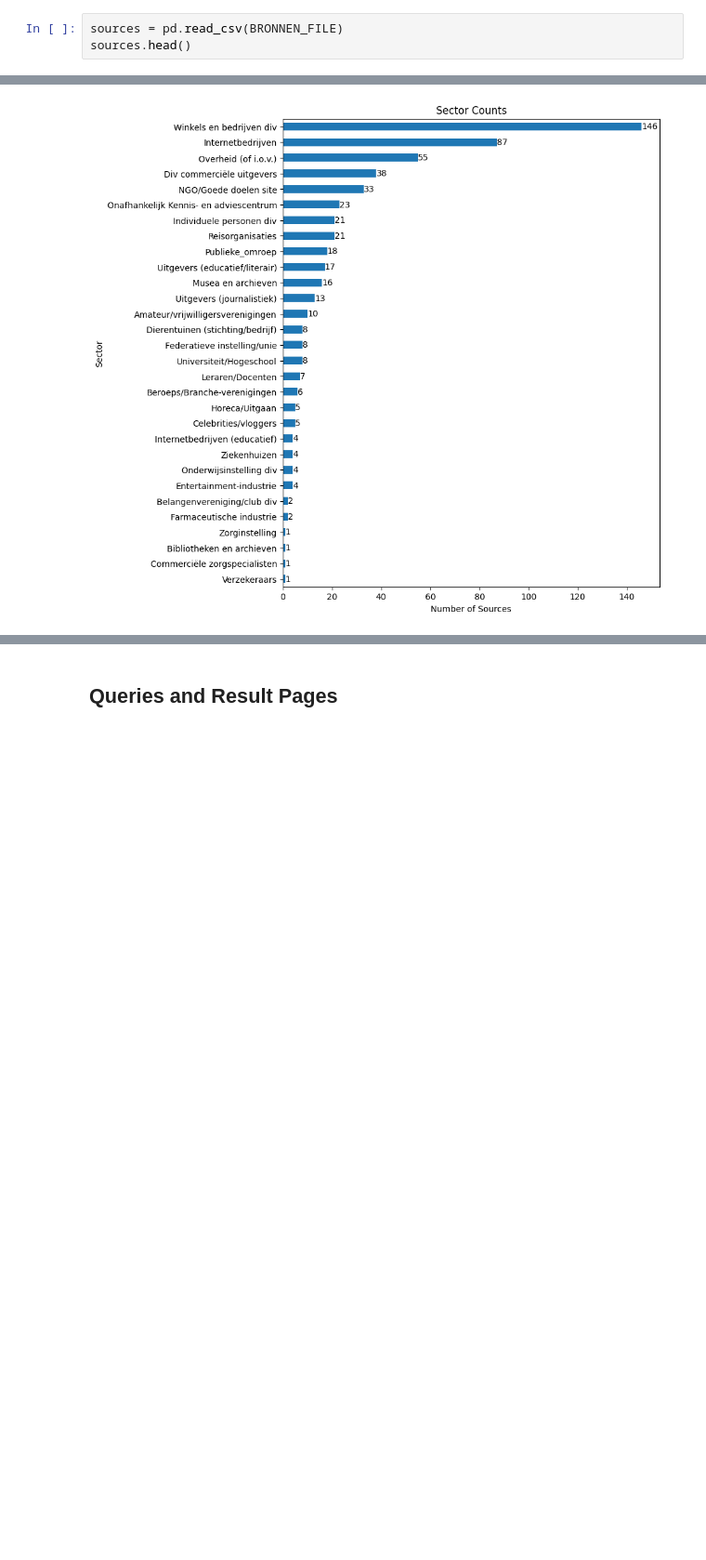
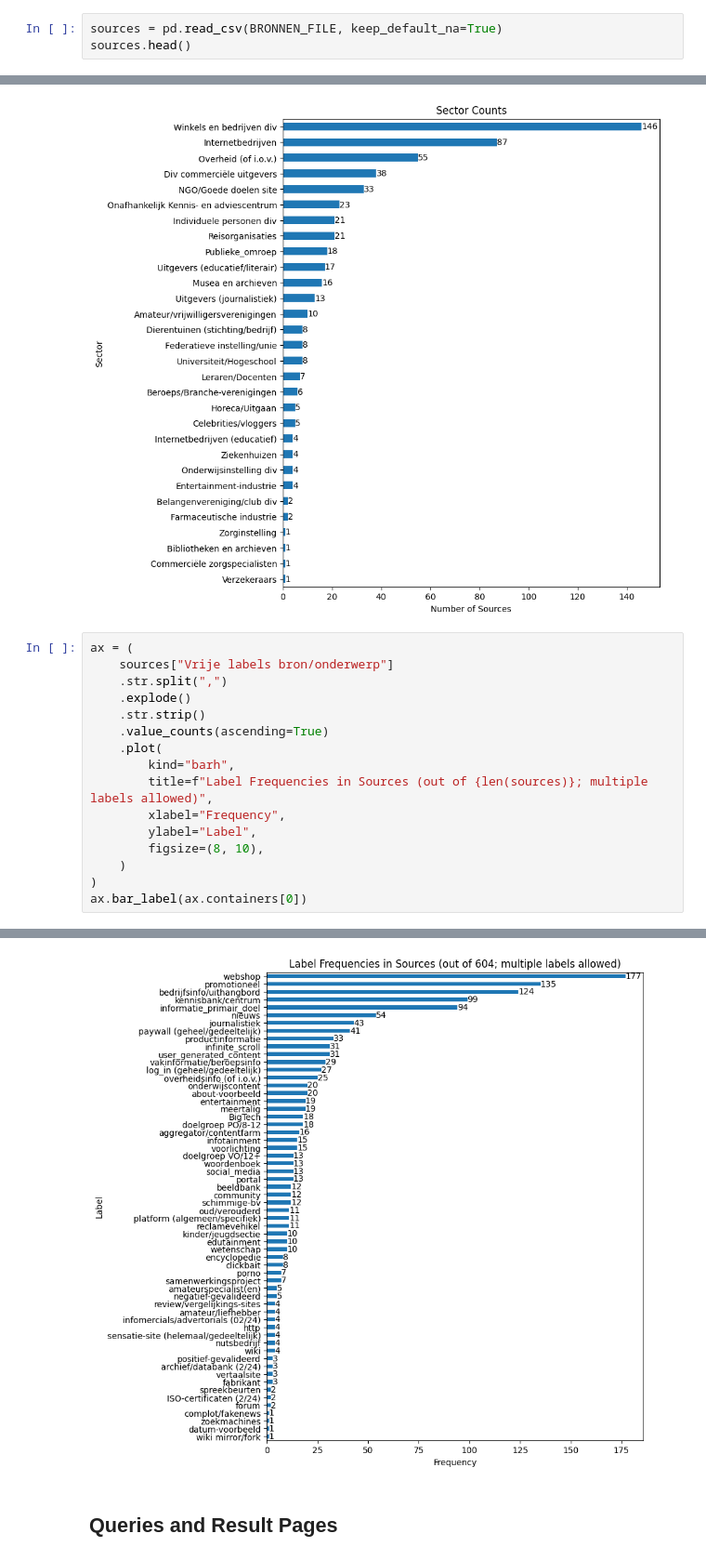
Before and after one commit to SlimZoeken/100queries, a Jupyter notebook: notebooks/analysis.ipynb, the cells around one changed output, grey strips where cells are left out. Shown at 93% size. Cells and saved outputs as stored; diff of their text form; blank space fills up the shorter version.

Commit message:
Add vrije labels plot sources.

```diff
--- a/notebooks/analysis.ipynb
+++ b/notebooks/analysis.ipynb
@@ -53,7 +45,7 @@ BRONNEN_FILE = BRONNEN_DB_DIR / Path(
 )
 assert BRONNEN_FILE.is_file()
 # %%
-sources = pd.read_csv(BRONNEN_FILE)
+sources = pd.read_csv(BRONNEN_FILE, keep_default_na=True)
 sources.head()
 # %% [output]
 |  | Name | URL Domein | Onderwerpen | Sector | Reclame | uBlocked trackers | Commercialiteit | ... |
@@ -339,3 +331,20 @@ ax.bar_label(ax.containers[0])
  Text(0, 0, '87'),
  Text(0, 0, '146')]
 [figure]
+# %%
+ax = (
+    sources["Vrije labels bron/onderwerp"]
+    .str.split(",")
+    .explode()
+    .str.strip()
+    .value_counts(ascending=True)
+    .plot(
+        kind="barh",
+        title=f"Label Frequencies in Sources (out of {len(sources)}; multiple labels allowed)",
+        xlabel="Frequency",
+        ylabel="Label",
+        figsize=(8, 10),
+    )
+)
+ax.bar_label(ax.containers[0])
+# %% [output]
@@ -342,3 +368,4 @@ ax.bar_label(ax.containers[0])
+[figure, added]
 # %% [markdown]
 ## Queries and Result Pages
 # %%
```
Also changed, not shown: parts of 5 cells of this notebook.
